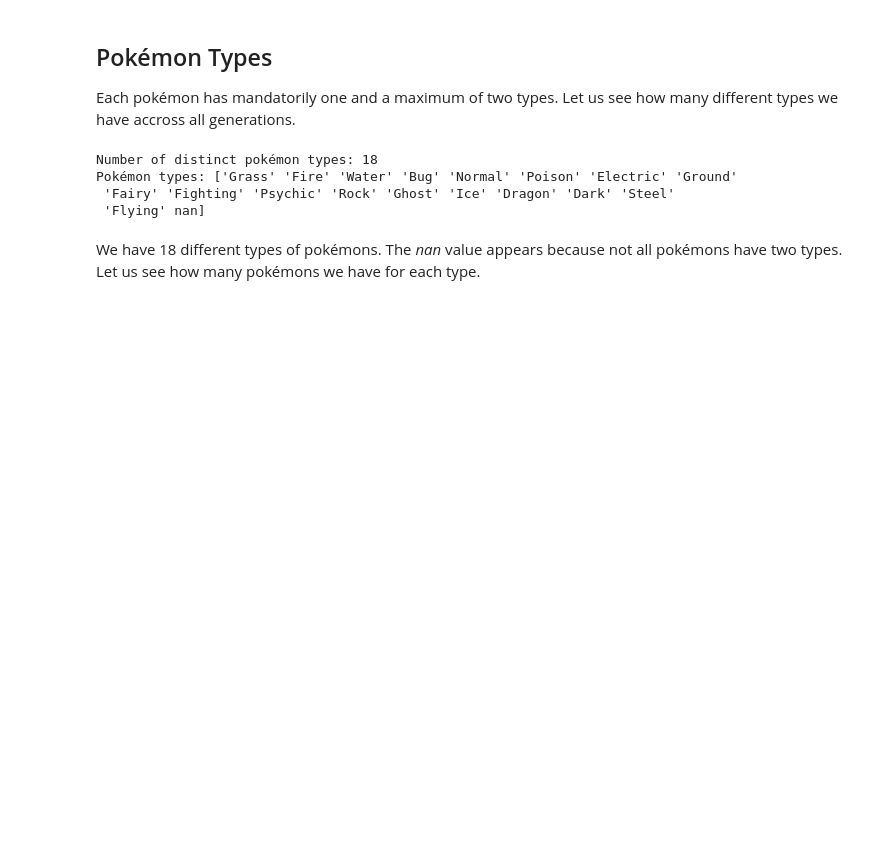
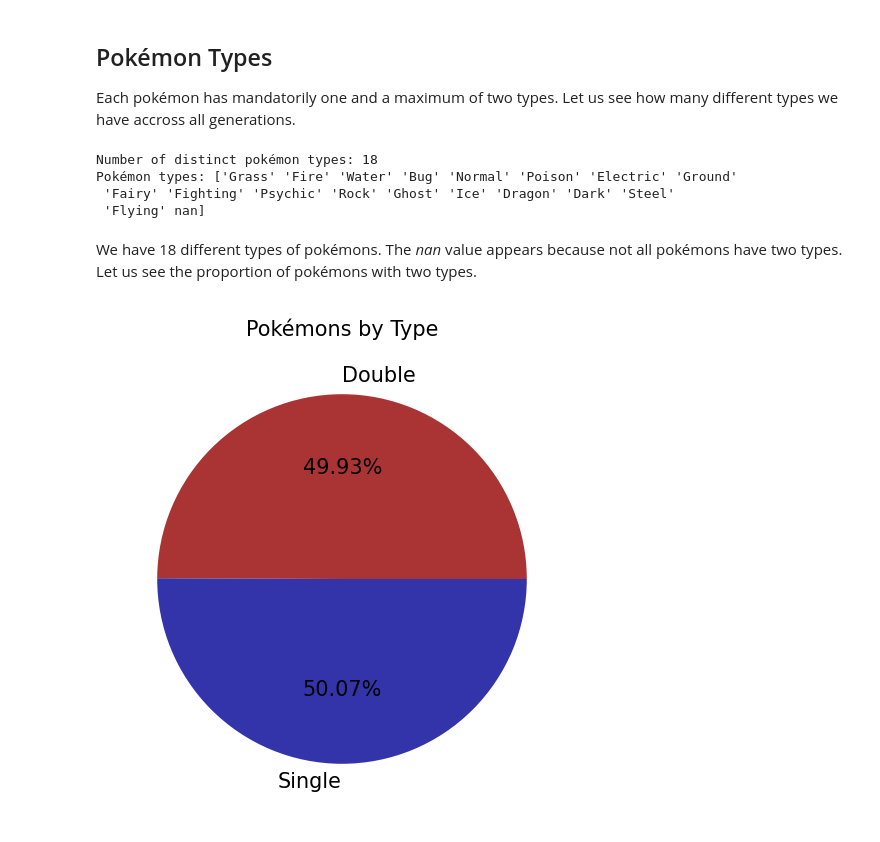
Before and after one commit to mateusmelo821/Pokemon-Generations-Analysis, a Jupyter notebook: index.ipynb, the cells around one changed output. Saved outputs shown, nothing was run; the diff lists cells and outputs as text; code cells hidden in the pictures; blank space fills up the shorter version.

```diff
--- a/index.ipynb
+++ b/index.ipynb
@@ -79,4 +79,14 @@ Pokémon types: ['Grass' 'Fire' 'Water' 'Bug' 'Normal' 'Poison' 'Electric' 'Grou
  'Fairy' 'Fighting' 'Psychic' 'Rock' 'Ghost' 'Ice' 'Dragon' 'Dark' 'Steel'
  'Flying' nan]
 # %% [markdown]
-We have 18 different types of pokémons. The *nan* value appears because not all pokémons have two types. Let us see how many pokémons we have for each type.
+We have 18 different types of pokémons. The *nan* value appears because not all pokémons have two types. Let us see the proportion of pokémons with two types.
+# %%
+df['ntype'] = np.where(df['Type 2'].isna(), 'Single', 'Double')
+df_by_ntype = df.groupby('ntype')['Name'].count()
+
+fig, ax = plt.subplots(figsize=(4,4), dpi=150)
+ax.pie(df_by_ntype, labels=df_by_ntype.index, autopct="%.2f%%", colors=['#AA3333', '#3333AA'])
+ax.set_title("Pokémons by Type", fontdict={'fontsize':10})
+plt.show()
+# %% [output]
+[figure, added]
```
Also changed, not shown: parts of 8 cells of this notebook.
